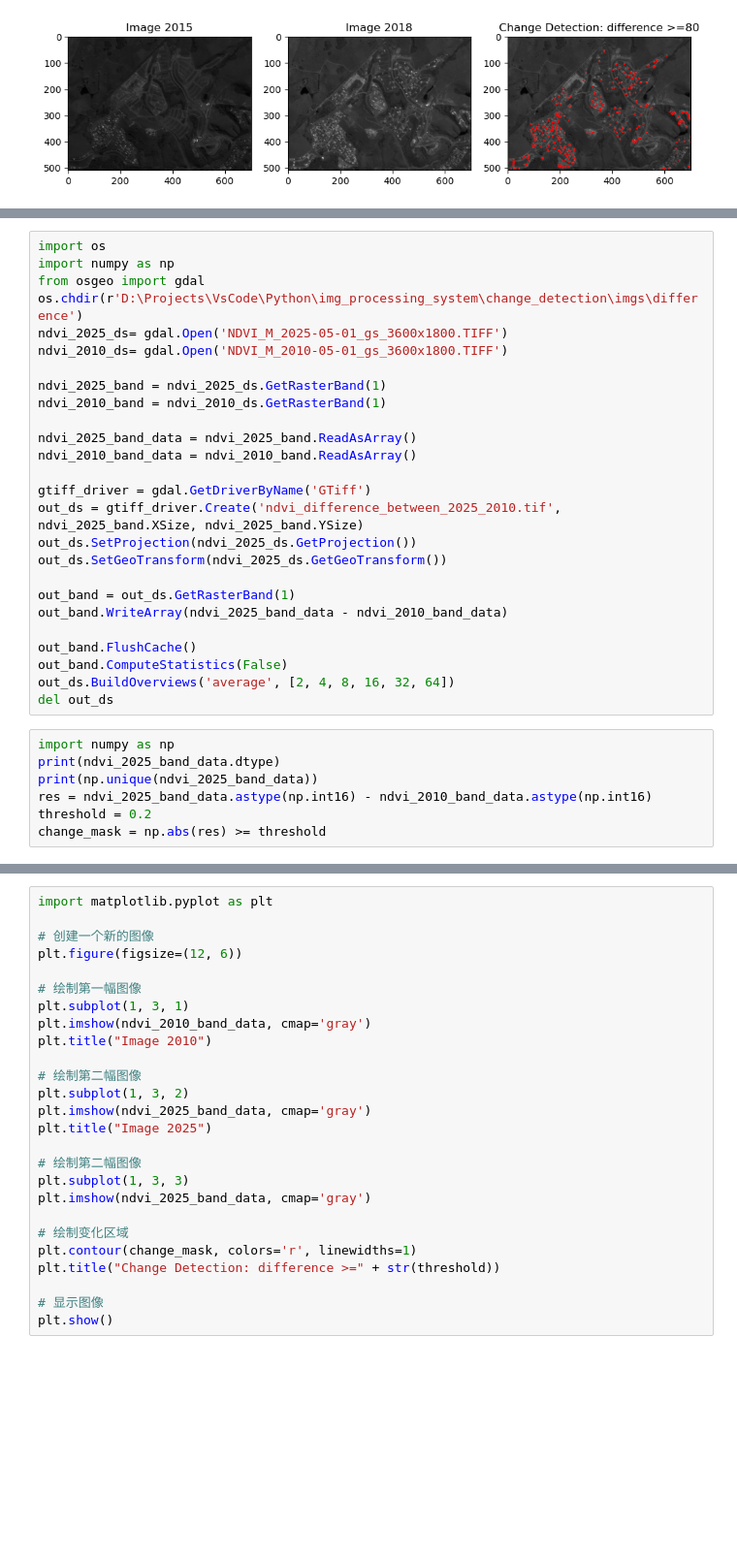
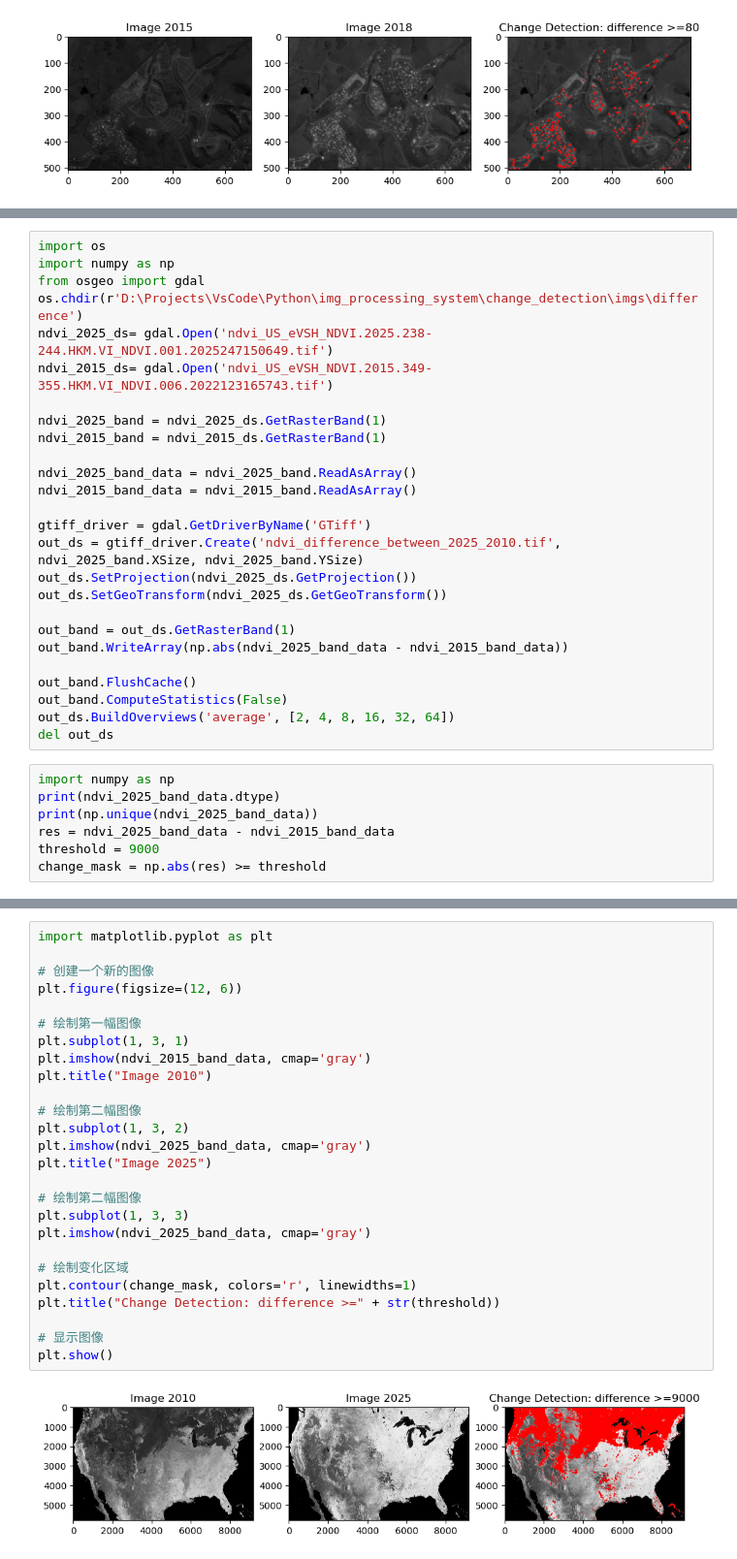
Before and after one commit to Shuobin-P/img_processing_system, a Jupyter notebook: change_detection/image_differencing.ipynb, the cells around one changed output, grey strips where cells are left out. Shown at 97% size. Drawn from its saved outputs; the diff is of its cells as text; blank space fills up the shorter version.

```diff
--- a/change_detection/image_differencing.ipynb
+++ b/change_detection/image_differencing.ipynb
@@ -115,14 +107,14 @@ import os
 import numpy as np
 from osgeo import gdal
 os.chdir(r'D:\Projects\VsCode\Python\img_processing_system\change_detection\imgs\difference')
-ndvi_2025_ds= gdal.Open('NDVI_M_2025-05-01_gs_3600x1800.TIFF')
-ndvi_2010_ds= gdal.Open('NDVI_M_2010-05-01_gs_3600x1800.TIFF')
+ndvi_2025_ds= gdal.Open('ndvi_US_eVSH_NDVI.2025.238-244.HKM.VI_NDVI.001.2025247150649.tif')
+ndvi_2015_ds= gdal.Open('ndvi_US_eVSH_NDVI.2015.349-355.HKM.VI_NDVI.006.2022123165743.tif')
 
 ndvi_2025_band = ndvi_2025_ds.GetRasterBand(1)
-ndvi_2010_band = ndvi_2010_ds.GetRasterBand(1)
+ndvi_2015_band = ndvi_2015_ds.GetRasterBand(1)
 
 ndvi_2025_band_data = ndvi_2025_band.ReadAsArray()
-ndvi_2010_band_data = ndvi_2010_band.ReadAsArray()
+ndvi_2015_band_data = ndvi_2015_band.ReadAsArray()
 
 gtiff_driver = gdal.GetDriverByName('GTiff')
 out_ds = gtiff_driver.Create('ndvi_difference_between_2025_2010.tif', ndvi_2025_band.XSize, ndvi_2025_band.YSize)
@@ -130,7 +122,7 @@ out_ds.SetProjection(ndvi_2025_ds.GetProjection())
 out_ds.SetGeoTransform(ndvi_2025_ds.GetGeoTransform())
 
 out_band = out_ds.GetRasterBand(1)
-out_band.WriteArray(ndvi_2025_band_data - ndvi_2010_band_data)
+out_band.WriteArray(np.abs(ndvi_2025_band_data - ndvi_2015_band_data))
 
 out_band.FlushCache()
 out_band.ComputeStatistics(False)
@@ -140,7 +132,7 @@ del out_ds
 import numpy as np
 print(ndvi_2025_band_data.dtype)
 print(np.unique(ndvi_2025_band_data))
-res = ndvi_2025_band_data.astype(np.int16) - ndvi_2010_band_data.astype(np.int16)
-threshold = 0.2
+res = ndvi_2025_band_data - ndvi_2015_band_data
+threshold = 9000
 change_mask = np.abs(res) >= threshold
 # %% [output]
@@ -163,26 +151,28 @@ uint8
 # %%
 import matplotlib.pyplot as plt
 
 # 创建一个新的图像
 plt.figure(figsize=(12, 6))
 
 # 绘制第一幅图像
 plt.subplot(1, 3, 1)
-plt.imshow(ndvi_2010_band_data, cmap='gray')
+plt.imshow(ndvi_2015_band_data, cmap='gray')
 plt.title("Image 2010")
 
 # 绘制第二幅图像
 plt.subplot(1, 3, 2)
 plt.imshow(ndvi_2025_band_data, cmap='gray')
 plt.title("Image 2025")
 
 # 绘制第二幅图像
 plt.subplot(1, 3, 3)
 plt.imshow(ndvi_2025_band_data, cmap='gray')
 
 # 绘制变化区域
 plt.contour(change_mask, colors='r', linewidths=1)
 plt.title("Change Detection: difference >=" + str(threshold))
 
 # 显示图像
 plt.show()
+# %% [output]
+[figure, added]
```
Also changed, not shown: parts of 8 cells of this notebook, 2 other files.
